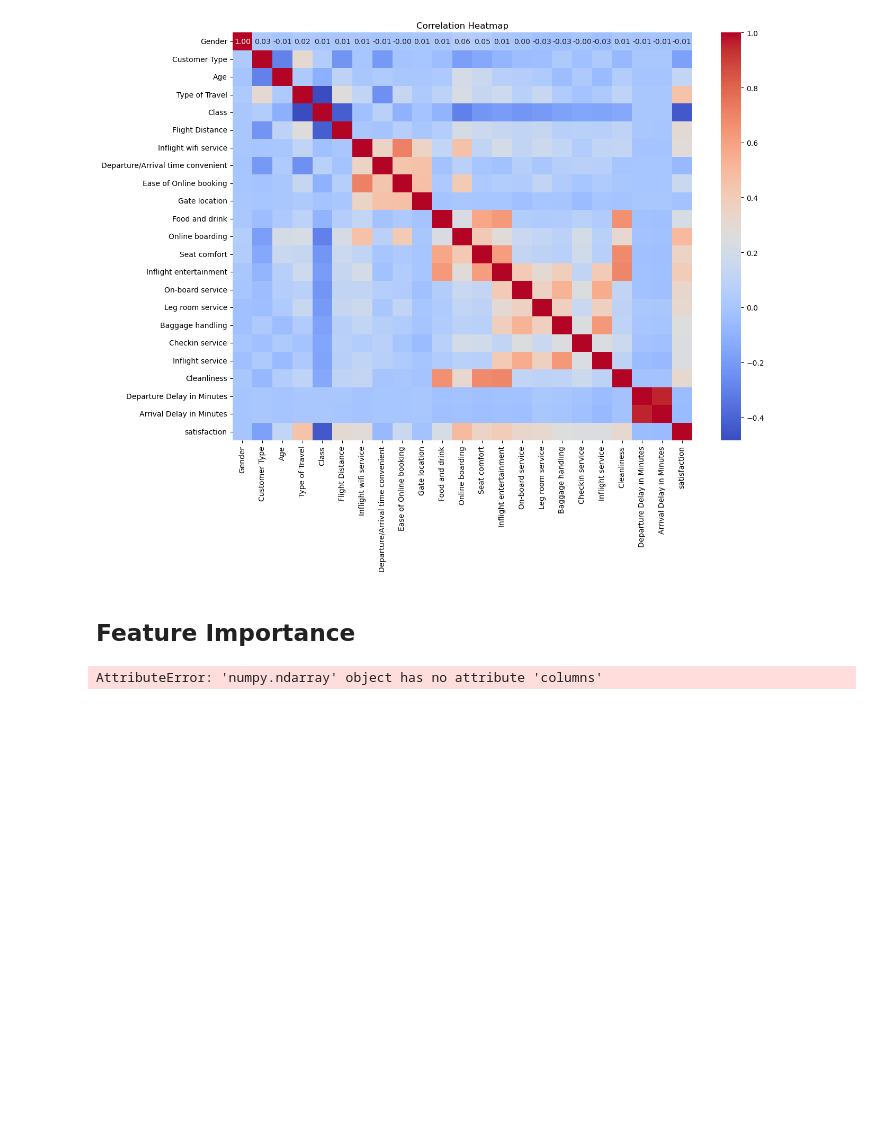
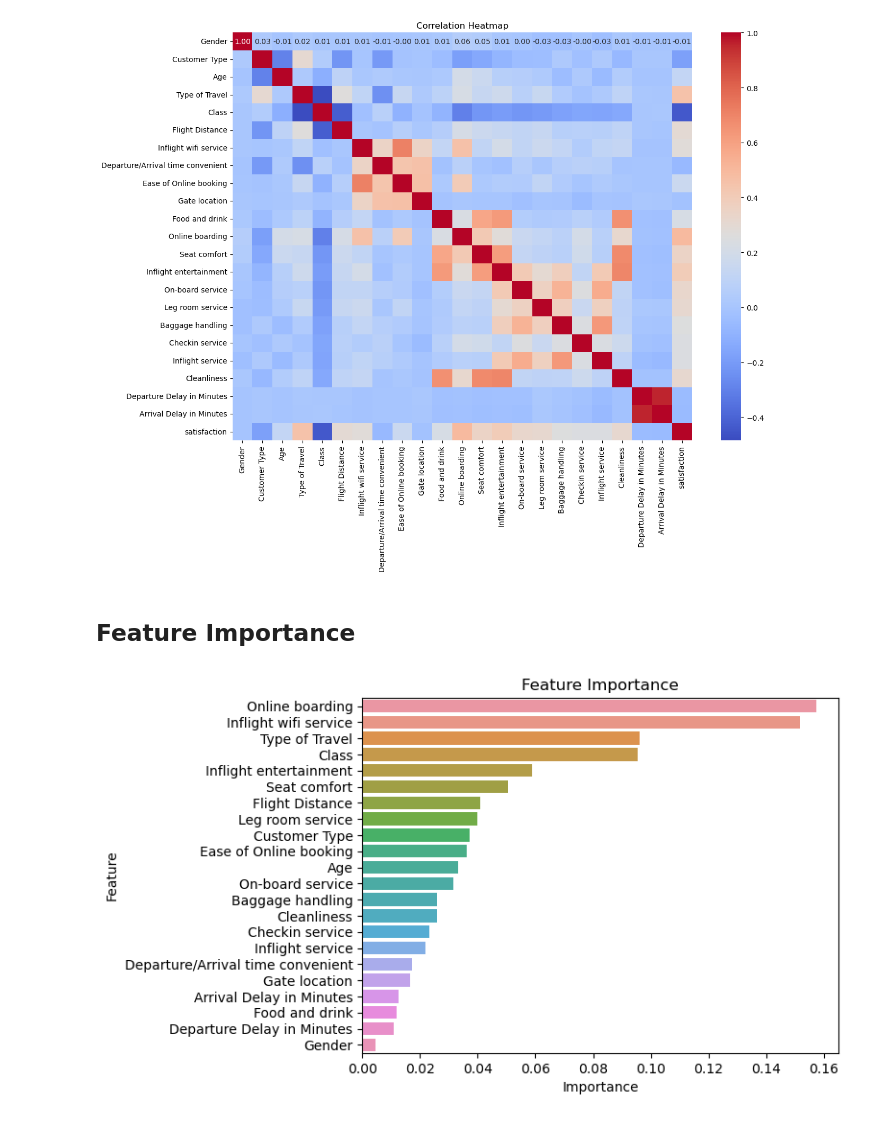
Before and after one commit to DayanAguilar/final_project_sis_int, a Jupyter notebook: neural_netowrk.ipynb, the cells around one changed output. Cells and saved outputs as stored; diff of their text form; code cells hidden in the pictures; blank space fills up the shorter version.

```diff
--- a/neural_netowrk.ipynb
+++ b/neural_netowrk.ipynb
@@ -247,16 +263,15 @@ plt.show()
 [figure]
 # %% [markdown]
 ## Feature Importance
+# %%
+feature_importances = model.feature_importances_
+importance_df = pd.DataFrame({'Feature': feature_names, 'Importance': feature_importances})
+importance_df = importance_df.sort_values(by='Importance', ascending=False)
 # %%
-feature_importances = model.feature_importances_
-features = X_train.columns
-importance_df = pd.DataFrame({'Feature': features, 'Importance': feature_importances})
-importance_df = importance_df.sort_values(by='Importance', ascending=False)
-
 sns.barplot(x='Importance', y='Feature', data=importance_df)
 plt.title('Feature Importance')
 plt.xlabel('Importance')
 plt.ylabel('Feature')
 plt.show()
 # %% [output]
-AttributeError: 'numpy.ndarray' object has no attribute 'columns'
+[figure, added]
```
Also changed, not shown: parts of 4 cells of this notebook.
